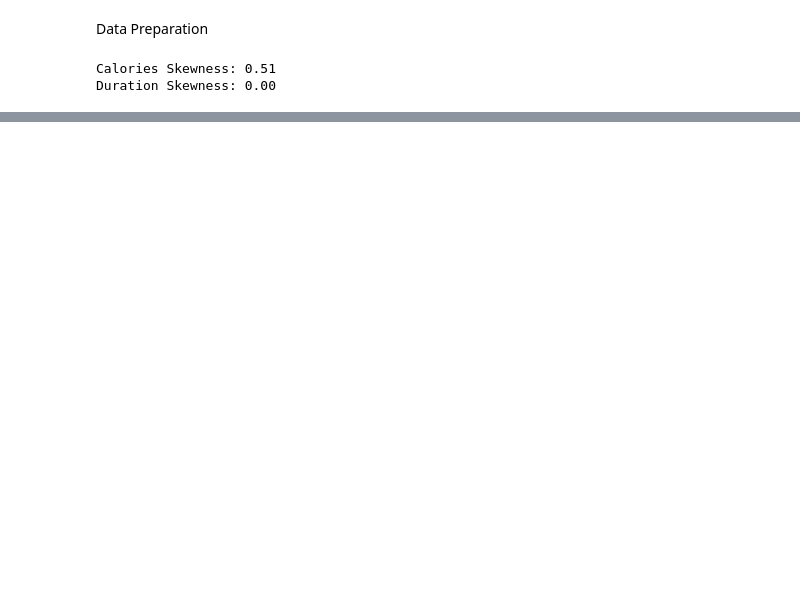
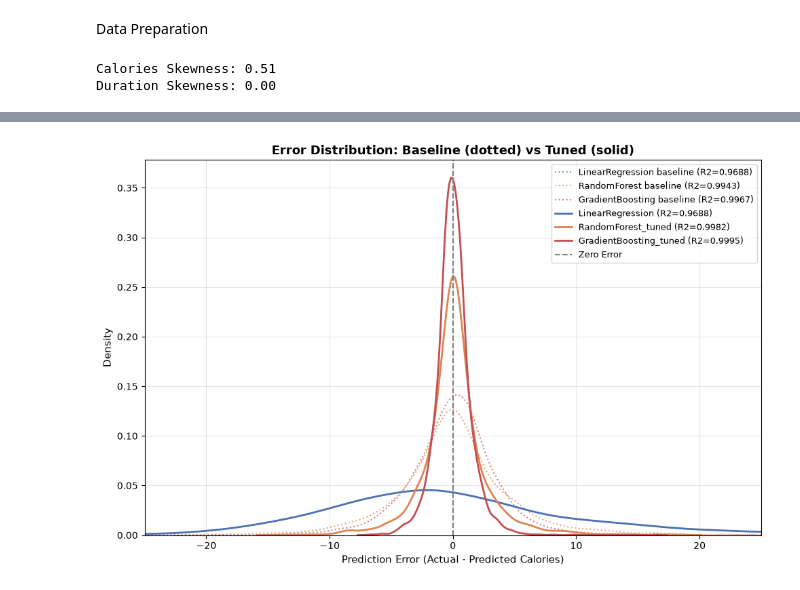
Before and after one commit to DSZHIG/Calories-Burnt-Prediction-ML, a Jupyter notebook: calories_burnt_prediction.ipynb, the cells around one changed output, grey strips where cells are left out. Drawn from its saved outputs; the diff is of its cells as text; code cells hidden in the pictures; blank space fills up the shorter version.

```diff
--- a/calories_burnt_prediction.ipynb
+++ b/calories_burnt_prediction.ipynb
@@ -134,0 +318,71 @@ Gender_Encoded  8.289665e-17  1.0
+# %%
+baseline_test_metrics = {}
+for name, model in fitted_models.items():
+    y_pred = model.predict(X_test_processed)
+    baseline_test_metrics[name] = {
+        'R2': r2_score(y_test, y_pred),
+        'RMSE': np.sqrt(mean_squared_error(y_test, y_pred)),
+        'MAE': mean_absolute_error(y_test, y_pred)
+    }
+
+print("=== Test-set evaluation: tuned models ===\n")
+tuned_test_metrics = {}
+
+for name, model in tuned_models.items():
+    y_pred = model.predict(X_test_processed)
+
+    r2 = r2_score(y_test, y_pred)
+    rmse = np.sqrt(mean_squared_error(y_test, y_pred))
+    mae = mean_absolute_error(y_test, y_pred)
+
+    tuned_test_metrics[name] = {'R2': r2, 'RMSE': rmse, 'MAE': mae}
+
+    print(f"--- {name} ---")
+    print(f"R2 Score : {r2:.4f}")
+    print(f"RMSE     : {rmse:.4f}")
+    print(f"MAE      : {mae:.4f}\n")
+
+print("=== Baseline vs Tuned: Test R2 Score Comparison ===")
+print(f"LinearRegression    : baseline={baseline_test_metrics['LinearRegression']['R2']:.4f}  "
+      f"tuned={tuned_test_metrics['LinearRegression']['R2']:.4f}")
+print(f"RandomForest        : baseline={baseline_test_metrics['RandomForest']['R2']:.4f}  "
+      f"tuned={tuned_test_metrics['RandomForest_tuned']['R2']:.4f}")
+print(f"GradientBoosting    : baseline={baseline_test_metrics['GradientBoosting']['R2']:.4f}  "
+      f"tuned={tuned_test_metrics['GradientBoosting_tuned']['R2']:.4f}")
+
+plt.figure(figsize=(10, 6.5))
+
+model_colors = {
+    "LinearRegression": "#4C72B0",
+    "RandomForest": "#DD8452",
+    "GradientBoosting": "#C44E52"
+}
+
+for base_name in model_colors:
+    base_model = fitted_models[base_name]
+    y_pred_base = base_model.predict(X_test_processed)
+    residuals_base = y_test - y_pred_base
+    r2_base = baseline_test_metrics[base_name]['R2']
+
+    sns.kdeplot(residuals_base, color=model_colors[base_name], linestyle=":", linewidth=1.5, alpha=0.7,
+                label=f"{base_name} baseline (R2={r2_base:.4f})")
+
+for tuned_name, tuned_model in tuned_models.items():
+    base_name = tuned_name.replace("_tuned", "")
+    y_pred_tuned = tuned_model.predict(X_test_processed)
+    residuals_tuned = y_test - y_pred_tuned
+    r2_tuned = tuned_test_metrics[tuned_name]['R2']
+
+    sns.kdeplot(residuals_tuned, color=model_colors[base_name], linestyle="-", linewidth=2,
+                label=f"{tuned_name} (R2={r2_tuned:.4f})")
+
+plt.axvline(0, color="gray", linestyle="--", label="Zero Error")
+plt.xlabel("Prediction Error (Actual - Predicted Calories)", fontsize=11)
+plt.ylabel("Density", fontsize=11)
+plt.title("Error Distribution: Baseline (dotted) vs Tuned (solid)", fontsize=13, fontweight='bold')
+plt.xlim(-25, 25)
+plt.legend(fontsize=9, loc='upper right')
+plt.grid(True, alpha=0.3)
+plt.tight_layout()
+plt.show()
+# %% [output]
@@ -134,0 +406 @@ Gender_Encoded  8.289665e-17  1.0
+[figure, added]
```
Also changed, not shown: parts of 13 cells of this notebook.
